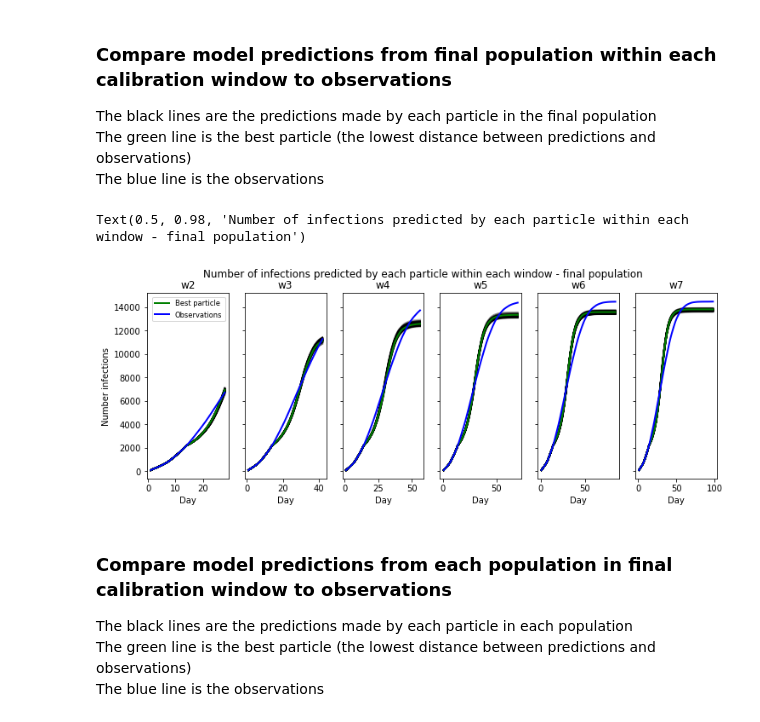
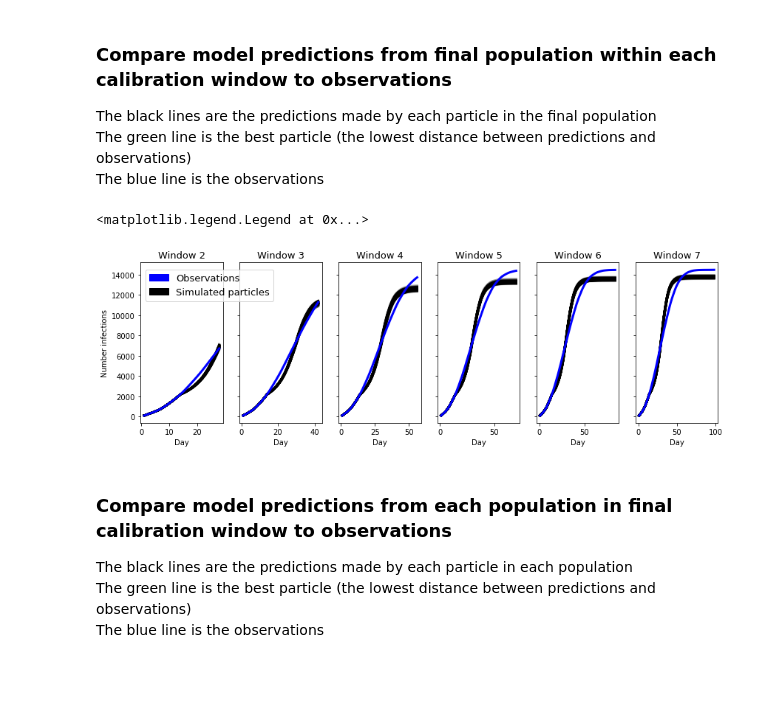
Before and after one commit to Urban-Analytics/RAMP-UA, a Jupyter notebook: experiments/calibration/AnalyseResults-DynamicCalibration_10pops,100particles.ipynb, the cells around one changed output. Drawn from its saved outputs; the diff is of its cells as text; code cells hidden in the pictures; blank space fills up the shorter version.

```diff
--- a/experiments/calibration/AnalyseResults-DynamicCalibration_10pops,100particles.ipynb
+++ b/experiments/calibration/AnalyseResults-DynamicCalibration_10pops,100particles.ipynb
@@ -106,20 +106,24 @@ for i, param in enumerate(original_priors.keys()):
     priors_x = np.linspace(-1, 2, 99)  # (specified so that we have some whole numbers)
     ax.plot(priors_x, pyabc.Distribution(param=all_rv[param]).pdf({"param": priors_x}),
             color = 'black', label = 'Prior', linewidth  = 2, linestyle ='dashed')
+    ax.set_xlim(-0.2, 1.5)
+    ax.set_xlabel("Parameter value")
     # Loop through each window and plot the posterior distribution from the final population
     for count, (history_name, history) in enumerate(history_dict.items()):
         df, w = history.get_distribution(m=0, t=history.max_t)
-        pyabc.visualization.plot_kde_1d(df, w, x=param, ax=ax, label=history_name, linewidth = 4,
-                                        color= colors[count])
+        pyabc.visualization.plot_kde_1d(df, w, x=param, ax=ax, label="Window {}".format(count+1), linewidth = 4,
+                                        color= colors[count], xname = '')
         ax.legend(fontsize="small")
         ax.set_title(f"{param}")
         handles, labels = ax.get_legend_handles_labels()
         ax.get_legend().remove()
 # Add legend
-fig.legend(handles, labels, loc='center right', fontsize = 17, bbox_to_anchor=(1.01, 0.17))
+fig.legend(handles, labels, loc='center right', fontsize = 13, bbox_to_anchor=(0.5, 0.195))
+
 # Formatting
 axes[2,2].set_axis_off()
 axes[2,1].set_axis_off()
+
 fig.tight_layout()
 fig.show()
 # %% [output]
@@ -140,7 +144,8 @@ for i, param in enumerate(original_priors.keys()):
     # Add parameter priors
     priors_x = np.linspace(-1, 2, 99)  # (specified so that we have some whole numbers)
     ax.plot(priors_x, pyabc.Distribution(param=all_rv[param]).pdf({"param": priors_x}),
-            color = 'black', label = 'Prior', linewidth  = 3, linestyle ='solid')
+            color = 'black',  linewidth  = 3, linestyle ='solid')
+    ax.set_xlim(-0.2, 1.5)
     # Loop through each window
     for count, (history_name, history) in enumerate(history_dict.items()):
         # Loop through each population
@@ -217,7 +222,7 @@ The green line is the best particle (the lowest distance between predictions and
 The blue line is the observations
 # %%
 # Create figure
-fig, axes = plt.subplots(1, len(window_lengths_dict)-1, figsize=(12,4), sharey = True)
+fig, axes = plt.subplots(1, len(window_lengths_dict)-1, figsize=(14,4), sharey = True)
 
 # Create dictionary containing all items except the first item
 # This is because the first window is length 14, and the model is seeded for 14 days
@@ -228,42 +233,49 @@ windows_length_dict_w2_onwards = dict(list(window_lengths_dict.items())[1:])
 for axes_number, (window, n_days)  in enumerate(windows_length_dict_w2_onwards.items()):
     # Define t (the last timeslice in the window)
     t = history.max_t
     # Get distances and predictions for this window
     daily_preds_l  = abc_sum_stats["{}_{}".format(window,t)]['daily_preds_l']
     distance_l = abc_sum_stats["{}_{}".format(window,t)]['distance_l']
     # Find the best particle
     best_particle_idx = abc_sum_stats["{}_{}".format(window,t)]['distance_l'].index(min(abc_sum_stats["{}_{}".format(window,t)]['distance_l']))
 
     # Normalise distance to 0-1 to calculate transparency
     _distance = np.array(distance_l)  # Easier to do maths on np.array
     distance_norm = (_distance - min(_distance)) / (max(_distance) - min(_distance))
 
     # Define x axis for plot (number of days these results relate to)
     x=range(1,n_days+1)
 
     # For each particle, plot the predictions, coloured by distance
     for i in range(0,len(daily_preds_l)):
-        axes[axes_number].plot(x, daily_preds_l[i], color="black", linewidth = 2, alpha=1-distance_norm[i])  # (1-x because high distance is bad)
+        axes[axes_number].plot(x, daily_preds_l[i], color="black", linewidth = 3, alpha=1-distance_norm[i])  # (1-x because high distance is bad)
     # Add the best particle
-    axes[axes_number].plot(x, daily_preds_l[best_particle_idx], color="green", linewidth = 2,
-                          label = 'Best particle')  # (1-x because high distance is bad)
+    #axes[axes_number].plot(x, daily_preds_l[best_particle_idx], color="green", linewidth = 2,
+    #                      label = 'Best particle')  # (1-x because high distance is bad)
     # Add observations
     axes[axes_number].plot(x, cases_devon_daily[0:len(daily_preds_l[0])], label="Observations",
-                            linewidth = 2, color="blue")
+                            linewidth = 3, color="blue")
 
     # Apply labels
     axes[axes_number].set_xlabel("Day")
-    axes[axes_number].set_title("{}".format(window))
+    axes[axes_number].set_title("Window {}".format(axes_number + 2), fontsize = 13)
 
 # Apply legend
-axes[0].legend(fontsize="small")
+# axes[0].legend(fontsize="small")
 axes[0].set_ylabel("Number infections")
 
+# # Create patches for legend
+black_patch = mpatches.Patch(color='black', label='Simulated particles')
+blue_patch = mpatches.Patch(color='blue', label='Observations')
+# orange_patch = mpatches.Patch(color='orange', label='One-off calibration - best particle')
+# green_patch = mpatches.Patch(color='green', label='Dynamic calibration - best particle')
+plt.legend(handles=[blue_patch, black_patch], loc="lower left", fontsize= 13, bbox_to_anchor=(-6, 0.73))
+
 # Set full plot title
-fig.suptitle('Number of infections predicted by each particle within each window - final population'.format(t))
+# fig.suptitle('Number of infections predicted by each particle within each window - final population'.format(t))
 # %% [output]
-Text(0.5, 0.98, 'Number of infections predicted by each particle within each window - final population')
+<matplotlib.legend.Legend at 0x...>
-[figure, old version]
+[figure, new version]
 # %% [markdown]
 ### Compare model predictions from each population in final calibration window to observations
 The black lines are the predictions made by each particle in each population
```
Also changed, not shown: parts of 6 cells of this notebook.
